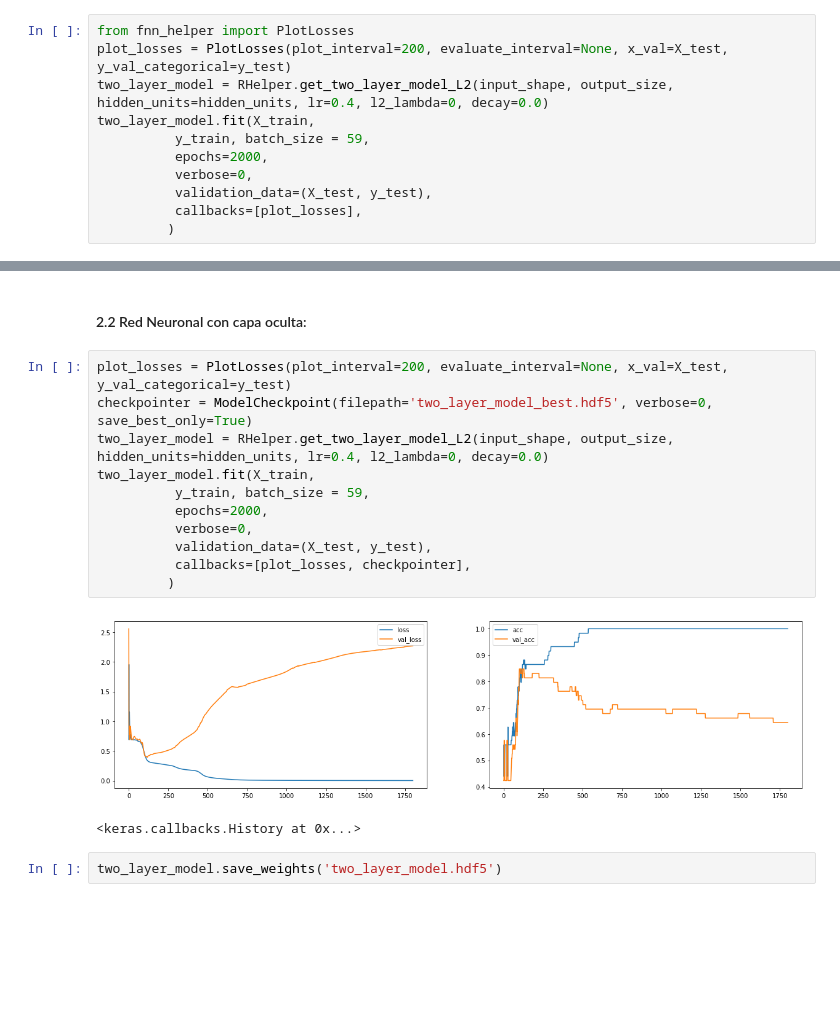
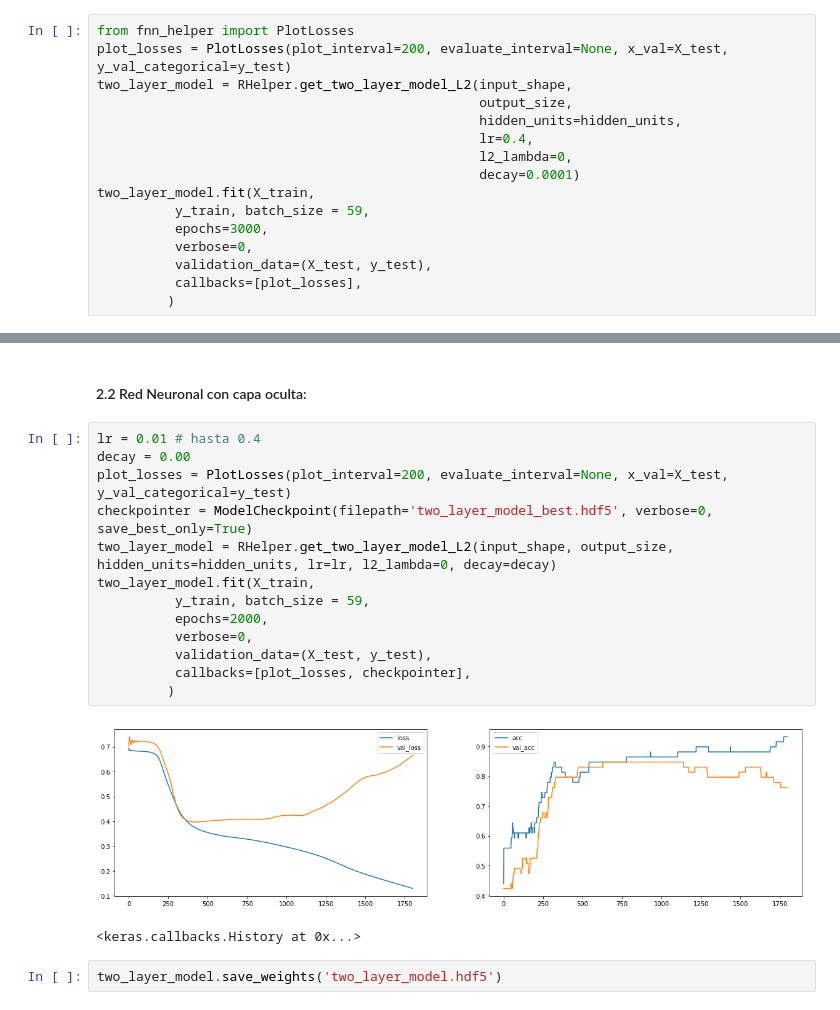
Before and after one commit to lab-ml-itba/4-Regularizacion, a Jupyter notebook: 0-Regularizacion-Teoria.ipynb, the cells around one changed output, grey strips where cells are left out. Drawn from its saved outputs; the diff is of its cells as text; blank space fills up the shorter version.

```diff
--- a/0-Regularizacion-Teoria.ipynb
+++ b/0-Regularizacion-Teoria.ipynb
@@ -237,10 +239,15 @@ _________________________________________________________________
 # %%
 from fnn_helper import PlotLosses
 plot_losses = PlotLosses(plot_interval=200, evaluate_interval=None, x_val=X_test, y_val_categorical=y_test)
-two_layer_model = RHelper.get_two_layer_model_L2(input_shape, output_size, hidden_units=hidden_units, lr=0.4, l2_lambda=0, decay=0.0)
+two_layer_model = RHelper.get_two_layer_model_L2(input_shape,
+                                                 output_size,
+                                                 hidden_units=hidden_units,
+                                                 lr=0.4,
+                                                 l2_lambda=0,
+                                                 decay=0.0001)
 two_layer_model.fit(X_train,
           y_train, batch_size = 59,
-          epochs=2000,
+          epochs=3000,
           verbose=0,
           validation_data=(X_test, y_test),
           callbacks=[plot_losses],
@@ -324,18 +347,20 @@ Se puede ver claramente como el resultado es mejor
 # %% [markdown]
 #### 2.2 Red Neuronal con capa oculta:
 # %%
+lr = 0.01 # hasta 0.4
+decay = 0.00
 plot_losses = PlotLosses(plot_interval=200, evaluate_interval=None, x_val=X_test, y_val_categorical=y_test)
 checkpointer = ModelCheckpoint(filepath='two_layer_model_best.hdf5', verbose=0, save_best_only=True)
-two_layer_model = RHelper.get_two_layer_model_L2(input_shape, output_size, hidden_units=hidden_units, lr=0.4, l2_lambda=0, decay=0.0)
+two_layer_model = RHelper.get_two_layer_model_L2(input_shape, output_size, hidden_units=hidden_units, lr=lr, l2_lambda=0, decay=decay)
 two_layer_model.fit(X_train,
           y_train, batch_size = 59,
           epochs=2000,
           verbose=0,
           validation_data=(X_test, y_test),
           callbacks=[plot_losses, checkpointer],
          )
 # %% [output]
-[figure, old version]
+[figure, new version]
 <keras.callbacks.History at 0x...>
 # %%
 two_layer_model.save_weights('two_layer_model.hdf5')
```
Also changed, not shown: parts of 39 cells of this notebook, 11 other files.
